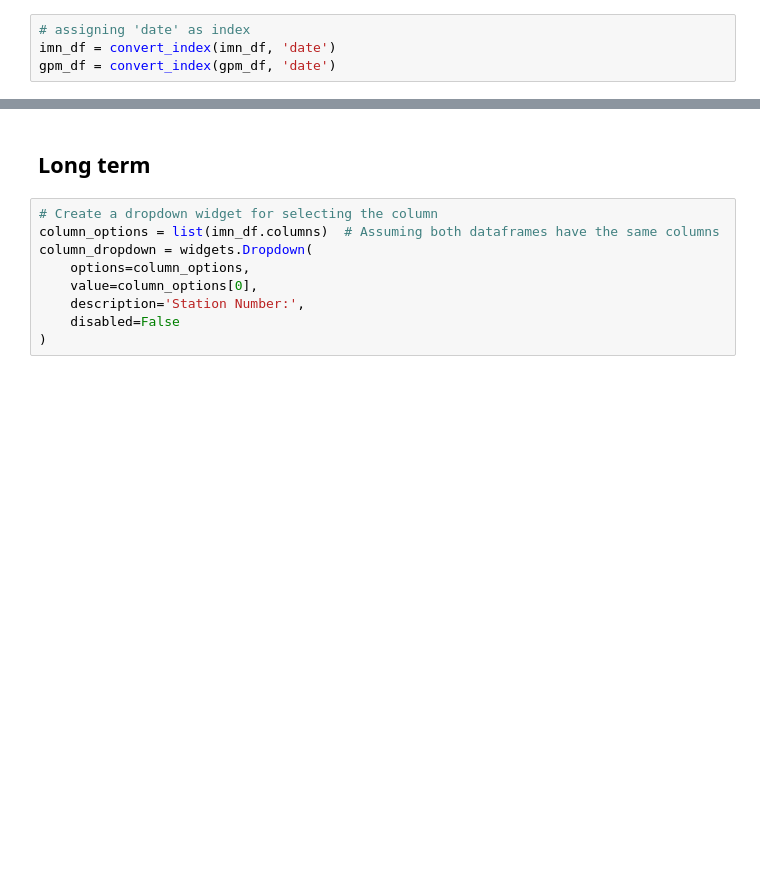
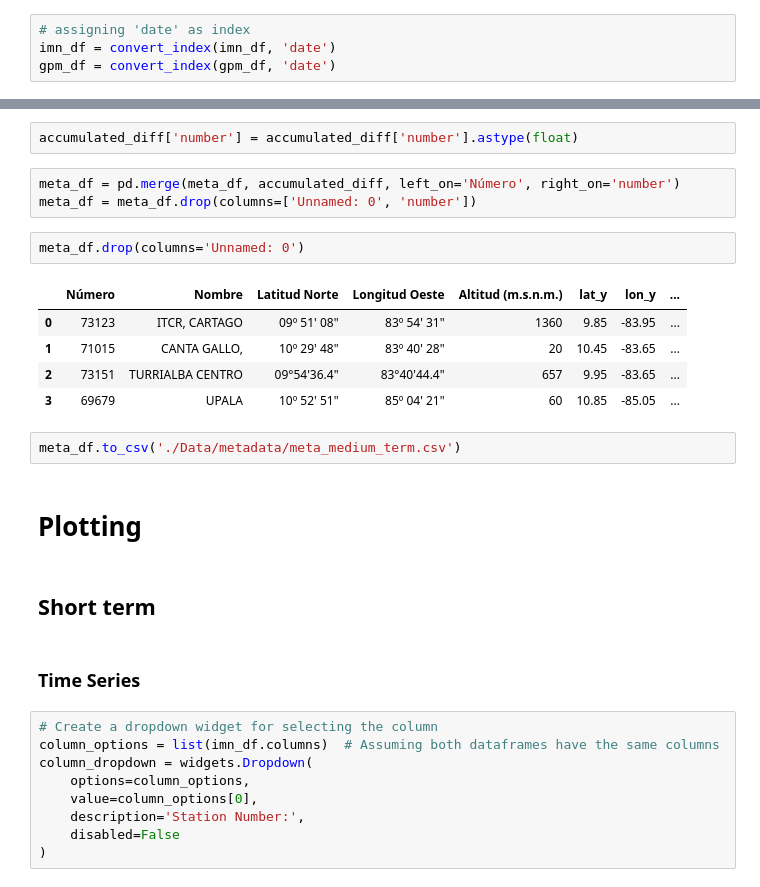
Before and after one commit to maureenfonseca/TFG, a Jupyter notebook: scripts/Analysis_Medium_Term.ipynb, the cells around one changed output, grey strips where cells are left out. Drawn from its saved outputs; the diff is of its cells as text; blank space fills up the shorter version.

```diff
--- a/scripts/Analysis_Medium_Term.ipynb
+++ b/scripts/Analysis_Medium_Term.ipynb
@@ -44,5 +160,24 @@ imn_df = imn_df[selected_columns]
+# %%
+accumulated_diff['number'] = accumulated_diff['number'].astype(float)
+# %%
+meta_df = pd.merge(meta_df, accumulated_diff, left_on='Número', right_on='number')
+meta_df = meta_df.drop(columns=['Unnamed: 0', 'number'])
+# %%
+meta_df.drop(columns='Unnamed: 0')
+# %% [output]
+|  | Número | Nombre | Latitud Norte | Longitud Oeste | Altitud (m.s.n.m.) | lat_y | lon_y | ... |
+| 0 | 73123 | ITCR, CARTAGO | 09º 51' 08" | 83º 54' 31" | 1360 | 9.85 | -83.95 | ... |
+| 1 | 71015 | CANTA GALLO, | 10º 29' 48" | 83º 40' 28" | 20 | 10.45 | -83.65 | ... |
+| 2 | 73151 | TURRIALBA CENTRO | 09°54'36.4" | 83°40'44.4" | 657 | 9.95 | -83.65 | ... |
+| 3 | 69679 | UPALA | 10º 52' 51" | 85º 04' 21" | 60 | 10.85 | -85.05 | ... |
+# %%
+meta_df.to_csv('./Data/metadata/meta_medium_term.csv')
+# %% [markdown]
+# Plotting
 # %% [markdown]
-## Long term
+## Short term
+# %% [markdown]
+### Time Series
 # %%
 # Create a dropdown widget for selecting the column
 column_options = list(imn_df.columns)  # Assuming both dataframes have the same columns
```
Also changed, not shown: parts of 72 cells of this notebook, 1 other file.
